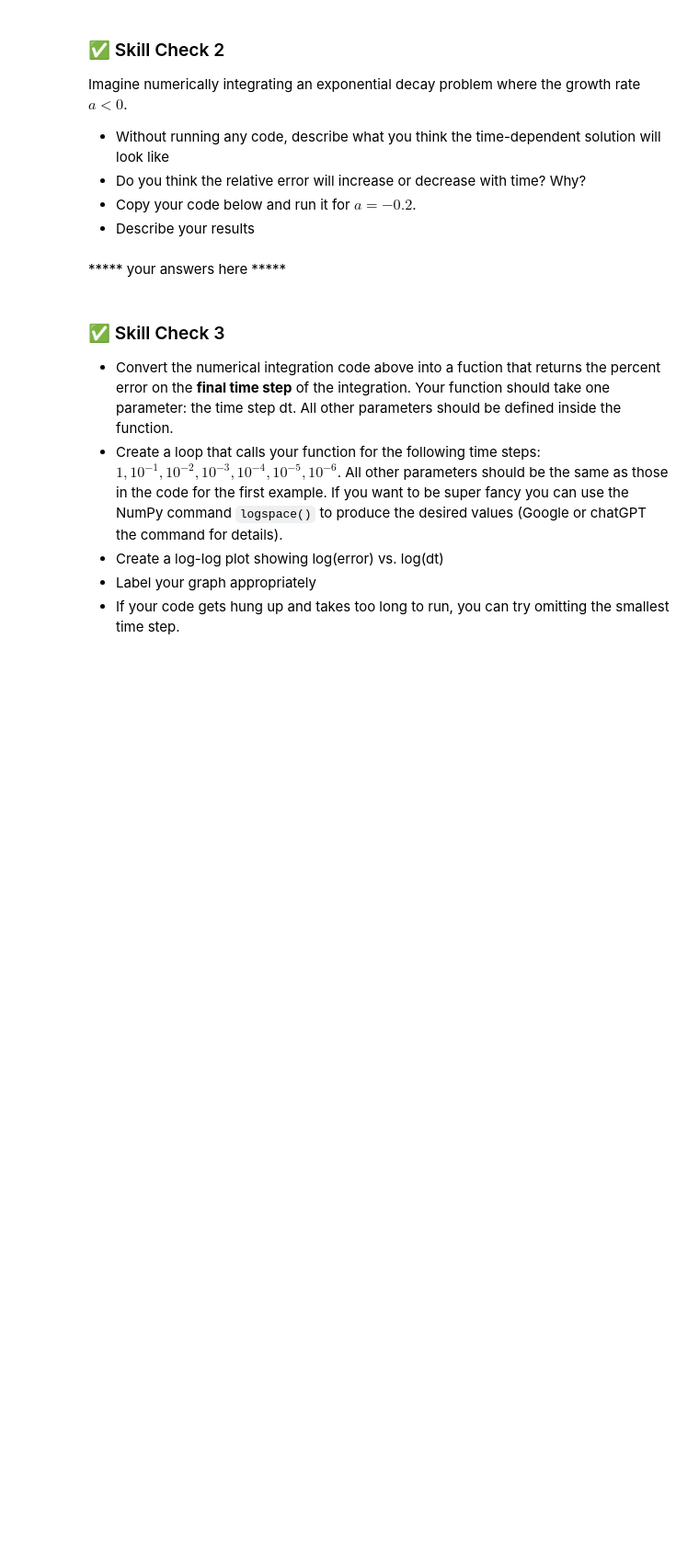
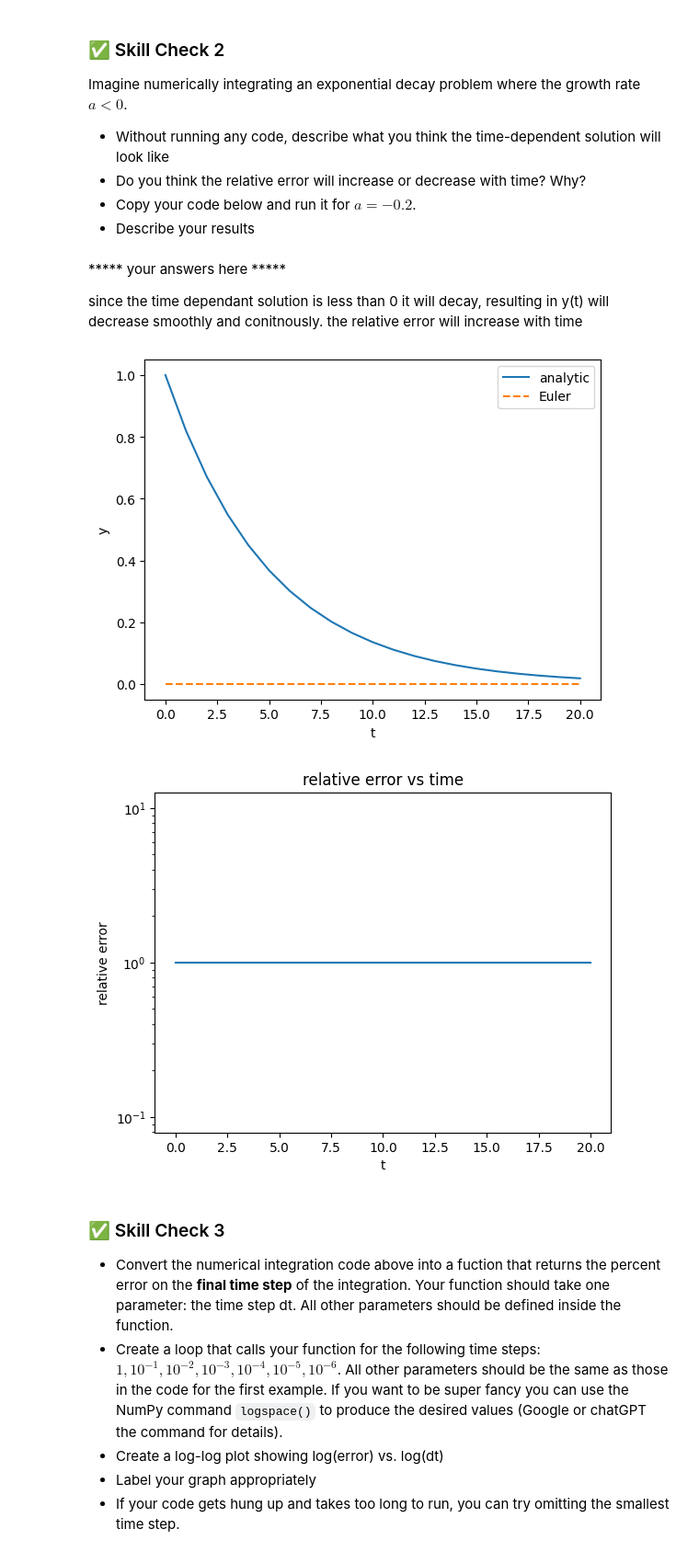
Before and after one commit to jakeTHEEsnak8/Computational-Physics, a Jupyter notebook: ode/ode_1.ipynb, the cells around one changed output. Shown at 92% size. Cells and saved outputs as stored; diff of their text form; code cells hidden in the pictures; blank space fills up the shorter version.

```diff
--- a/ode/ode_1.ipynb
+++ b/ode/ode_1.ipynb
@@ -161,5 +161,3 @@ Imagine numerically integrating an exponential decay problem where the growth ra
 * Do you think the relative error will increase or decrease with time? Why?
 * Copy your code below and run it for $a=-0.2$.
 * Describe your results
-# %% [markdown]
-***** your answers here *****
@@ -168,3 +164,47 @@ Imagine numerically integrating an exponential decay problem where the growth ra
+# %% [markdown]
+***** your answers here *****
+
+
+
+since the time dependant solution is less than 0 it will decay, resulting in y(t) will decrease smoothly and conitnously. the relative error will increase with time
+# %%
+# your code here
+import numpy as np
+import matplotlib.pyplot as plt
+
+a = -0.2
+y0 = 1
+dt = 1
+T = 20
+N = int(T/dt)
+
+t = np.linspace(0,T,N+1)
+y_true = y0 * np.exp(a*t)
+
+#euler method
+y = np.zeros(N+1)
+y[0]=0
+for n in range(N):
+    y[n+1] = y[n]+dt * a * y[n]
+
+#relative error
+rel_error = np.abs((y-y_true)/y_true)
+plt.plot(t,y_true,label = 'analytic')
+plt.plot(t,y,'--', label = 'Euler')
+plt.legend()
+plt.xlabel('t')
+plt.ylabel('y')
+plt.show()
+
+plt.plot(t,rel_error)
+plt.yscale('log')
+plt.xlabel('t')
+plt.ylabel('relative error')
+plt.title("relative error vs time")
+plt.show()
+# %% [output]
+[figure, added]
+[figure, added]
 # %% [markdown]
 ### ✅ Skill Check 3
 
```
Also changed, not shown: parts of 8 cells of this notebook.
